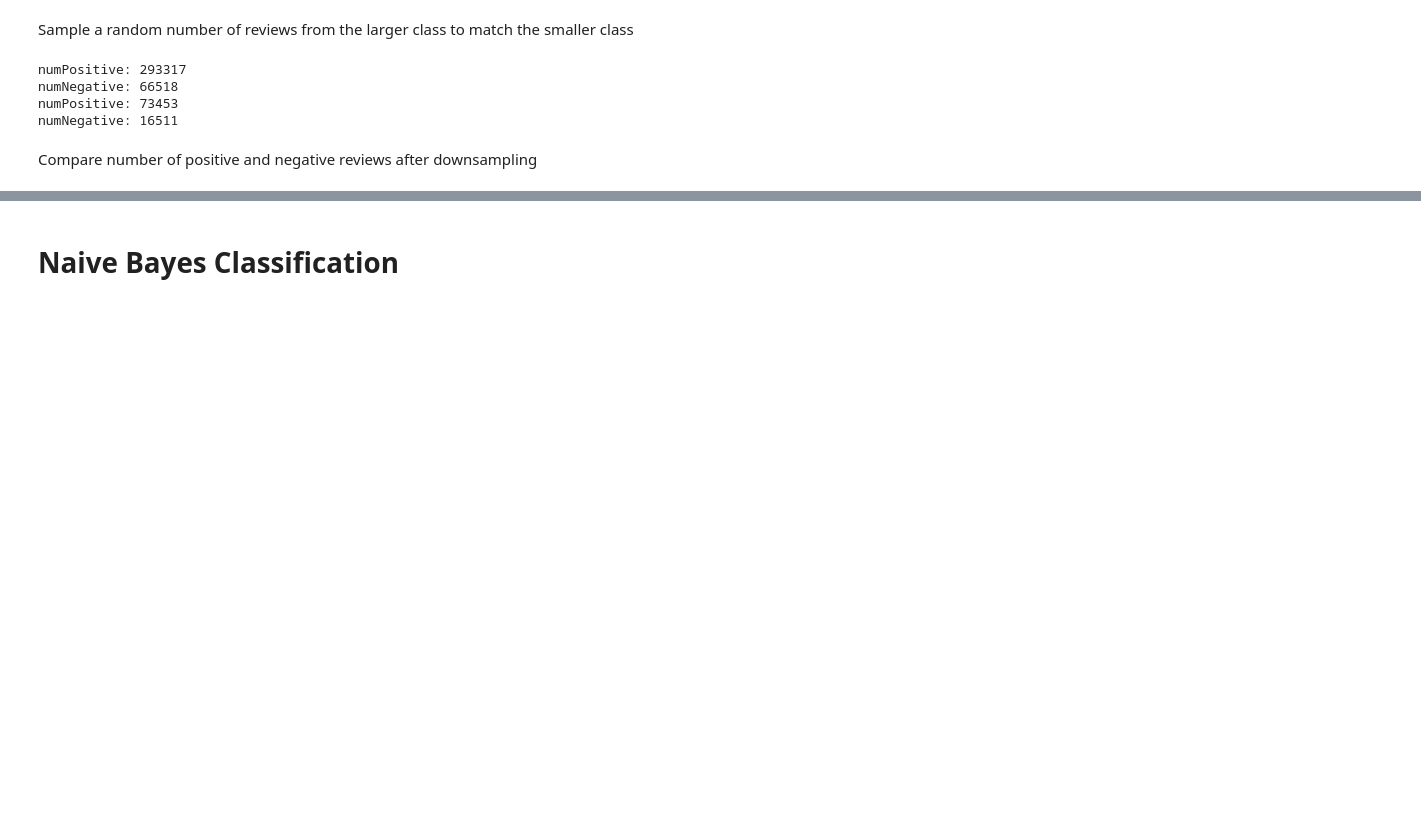
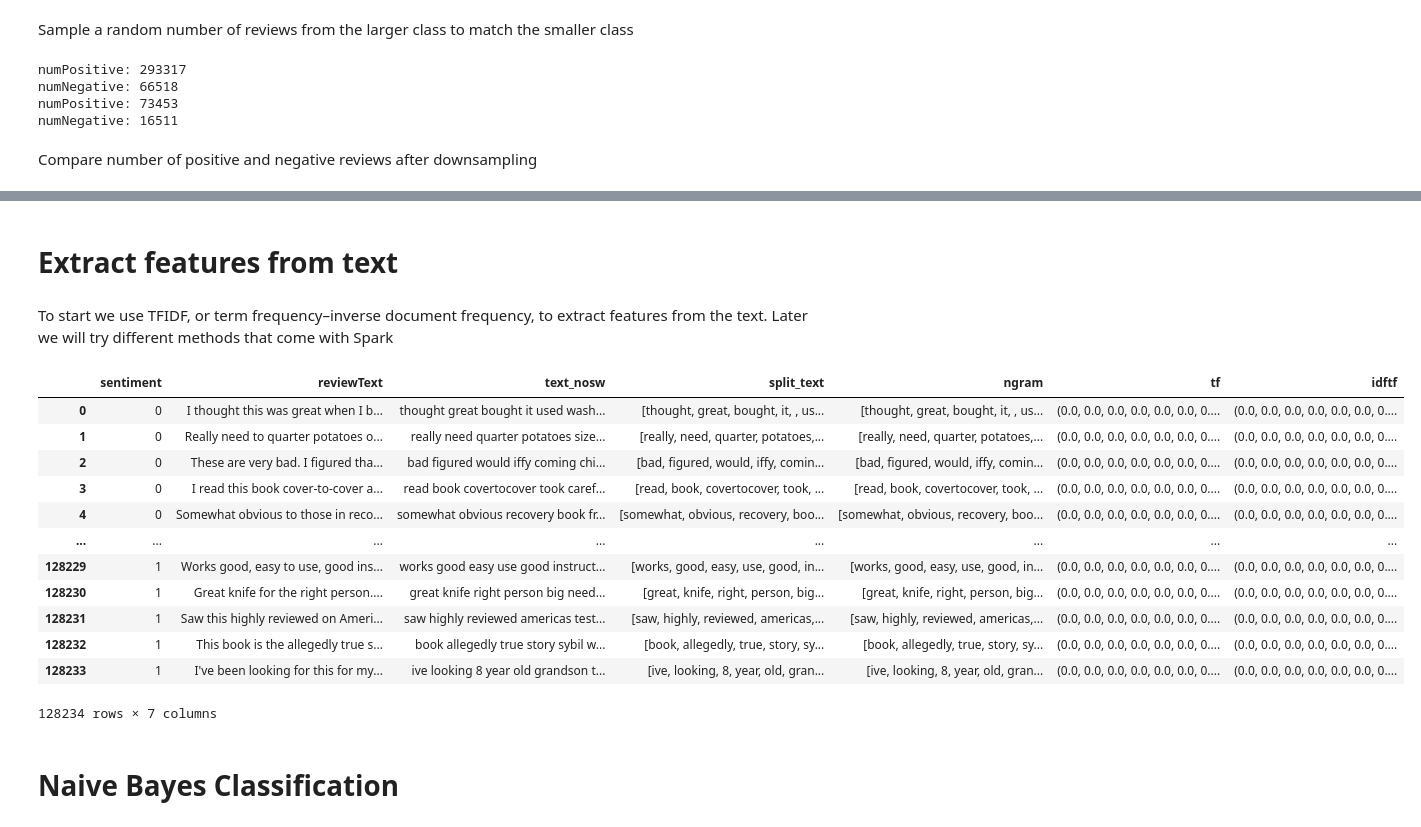
Before and after one commit to idenc/SENG-550-Amazon, a Jupyter notebook: SENG550Project.ipynb, the cells around one changed output, grey strips where cells are left out. Saved outputs shown, nothing was run; the diff lists cells and outputs as text; code cells hidden in the pictures; blank space fills up the shorter version.

```diff
--- a/SENG550Project.ipynb
+++ b/SENG550Project.ipynb
@@ -444 +474,5 @@ tokenized_train.show()
 only showing top 20 rows
+# %% [markdown]
+# Extract features from text
+# %% [markdown]
+To start we use TFIDF, or term frequency–inverse document frequency, to extract features from the text. Later we will try different methods that come with Spark
@@ -445,2 +512,18 @@ only showing top 20 rows
+# %%
+tfidf_train.toPandas()
+# %% [output]
+|  | sentiment | reviewText | text_nosw | split_text | ngram | tf | idftf |
+| 0 | 0 | I thought this was great when I b... | thought great bought it used wash... | [thought, great, bought, it, , us... | [thought, great, bought, it, , us... | (0.0, 0.0, 0.0, 0.0, 0.0, 0.0, 0.... | (0.0, 0.0, 0.0, 0.0, 0.0, 0.0, 0.... |
+| 1 | 0 | Really need to quarter potatoes o... | really need quarter potatoes size... | [really, need, quarter, potatoes,... | [really, need, quarter, potatoes,... | (0.0, 0.0, 0.0, 0.0, 0.0, 0.0, 0.... | (0.0, 0.0, 0.0, 0.0, 0.0, 0.0, 0.... |
+| 2 | 0 | These are very bad. I figured tha... | bad figured would iffy coming chi... | [bad, figured, would, iffy, comin... | [bad, figured, would, iffy, comin... | (0.0, 0.0, 0.0, 0.0, 0.0, 0.0, 0.... | (0.0, 0.0, 0.0, 0.0, 0.0, 0.0, 0.... |
+| 3 | 0 | I read this book cover-to-cover a... | read book covertocover took caref... | [read, book, covertocover, took, ... | [read, book, covertocover, took, ... | (0.0, 0.0, 0.0, 0.0, 0.0, 0.0, 0.... | (0.0, 0.0, 0.0, 0.0, 0.0, 0.0, 0.... |
+| 4 | 0 | Somewhat obvious to those in reco... | somewhat obvious recovery book fr... | [somewhat, obvious, recovery, boo... | [somewhat, obvious, recovery, boo... | (0.0, 0.0, 0.0, 0.0, 0.0, 0.0, 0.... | (0.0, 0.0, 0.0, 0.0, 0.0, 0.0, 0.... |
+| ... | ... | ... | ... | ... | ... | ... | ... |
+| 128229 | 1 | Works good, easy to use, good ins... | works good easy use good instruct... | [works, good, easy, use, good, in... | [works, good, easy, use, good, in... | (0.0, 0.0, 0.0, 0.0, 0.0, 0.0, 0.... | (0.0, 0.0, 0.0, 0.0, 0.0, 0.0, 0.... |
+| 128230 | 1 | Great knife for the right person.... | great knife right person big need... | [great, knife, right, person, big... | [great, knife, right, person, big... | (0.0, 0.0, 0.0, 0.0, 0.0, 0.0, 0.... | (0.0, 0.0, 0.0, 0.0, 0.0, 0.0, 0.... |
+| 128231 | 1 | Saw this highly reviewed on Ameri... | saw highly reviewed americas test... | [saw, highly, reviewed, americas,... | [saw, highly, reviewed, americas,... | (0.0, 0.0, 0.0, 0.0, 0.0, 0.0, 0.... | (0.0, 0.0, 0.0, 0.0, 0.0, 0.0, 0.... |
+| 128232 | 1 | This book is the allegedly true s... | book allegedly true story sybil w... | [book, allegedly, true, story, sy... | [book, allegedly, true, story, sy... | (0.0, 0.0, 0.0, 0.0, 0.0, 0.0, 0.... | (0.0, 0.0, 0.0, 0.0, 0.0, 0.0, 0.... |
+| 128233 | 1 | I've been looking for this for my... | ive looking 8 year old grandson t... | [ive, looking, 8, year, old, gran... | [ive, looking, 8, year, old, gran... | (0.0, 0.0, 0.0, 0.0, 0.0, 0.0, 0.... | (0.0, 0.0, 0.0, 0.0, 0.0, 0.0, 0.... |
+128234 rows × 7 columns
 # %% [markdown]
 # Naive Bayes Classification
```
Also changed, not shown: parts of 72 cells of this notebook.
